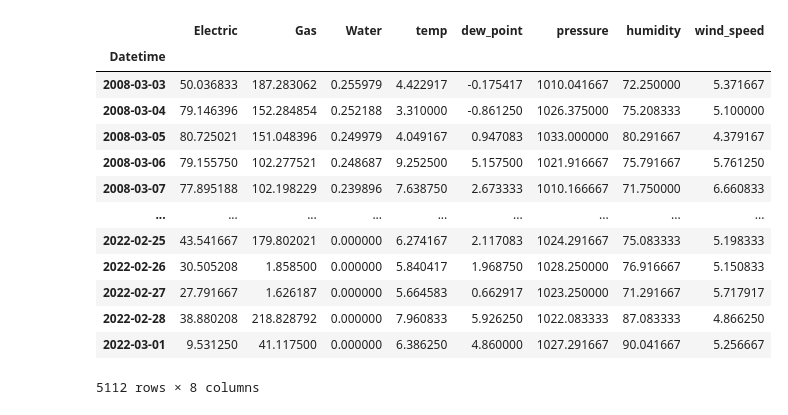
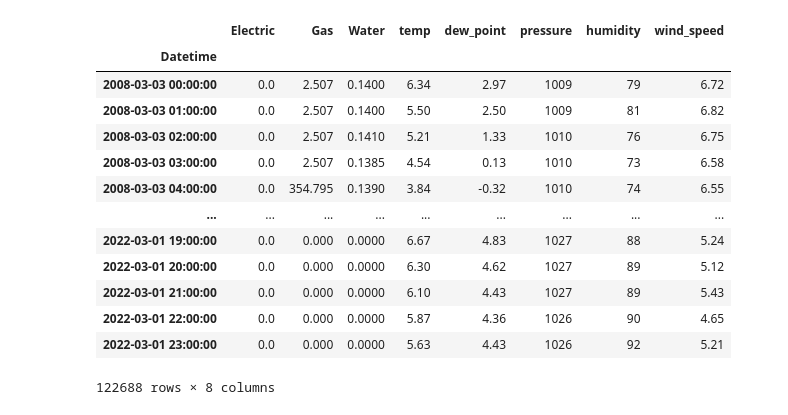
Before and after one commit to UsmanKolo/Master_Thesis, a Jupyter notebook: Notebooks/MultiVariate_LSTM.ipynb, the cells around one changed output. Saved outputs shown, nothing was run; the diff lists cells and outputs as text; code cells hidden in the pictures.

```diff
--- a/Notebooks/MultiVariate_LSTM.ipynb
+++ b/Notebooks/MultiVariate_LSTM.ipynb
@@ -13,24 +13,24 @@ from keras.callbacks import *
 from sklearn.metrics import *
 # %%
 # Importing Training Set
-df = pd.read_csv('C:\\Users\\moham\\OneDrive - De Montfort University\\Final Project\\Master_Thesis\\Dataset\\QBDaily.csv', index_col=0, parse_dates=True)
+df = pd.read_csv('C:\\Users\\moham\\OneDrive - De Montfort University\\Final Project\\Master_Thesis\\Dataset\\QBHourly.csv', index_col=0, parse_dates=True)
 
 df
 # %% [output]
 |  | Electric | Gas | Water | temp | dew_point | pressure | humidity | wind_speed |
 | Datetime |  |  |  |  |  |  |  |  |
-| 2008-03-03 | 50.036833 | 187.283062 | 0.255979 | 4.422917 | -0.175417 | 1010.041667 | 72.250000 | 5.371667 |
-| 2008-03-04 | 79.146396 | 152.284854 | 0.252188 | 3.310000 | -0.861250 | 1026.375000 | 75.208333 | 5.100000 |
-| 2008-03-05 | 80.725021 | 151.048396 | 0.249979 | 4.049167 | 0.947083 | 1033.000000 | 80.291667 | 4.379167 |
-| 2008-03-06 | 79.155750 | 102.277521 | 0.248687 | 9.252500 | 5.157500 | 1021.916667 | 75.791667 | 5.761250 |
-| 2008-03-07 | 77.895188 | 102.198229 | 0.239896 | 7.638750 | 2.673333 | 1010.166667 | 71.750000 | 6.660833 |
+| 2008-03-03 00:00:00 | 0.0 | 2.507 | 0.1400 | 6.34 | 2.97 | 1009 | 79 | 6.72 |
+| 2008-03-03 01:00:00 | 0.0 | 2.507 | 0.1400 | 5.50 | 2.50 | 1009 | 81 | 6.82 |
+| 2008-03-03 02:00:00 | 0.0 | 2.507 | 0.1410 | 5.21 | 1.33 | 1010 | 76 | 6.75 |
+| 2008-03-03 03:00:00 | 0.0 | 2.507 | 0.1385 | 4.54 | 0.13 | 1010 | 73 | 6.58 |
+| 2008-03-03 04:00:00 | 0.0 | 354.795 | 0.1390 | 3.84 | -0.32 | 1010 | 74 | 6.55 |
 | ... | ... | ... | ... | ... | ... | ... | ... | ... |
-| 2022-02-25 | 43.541667 | 179.802021 | 0.000000 | 6.274167 | 2.117083 | 1024.291667 | 75.083333 | 5.198333 |
-| 2022-02-26 | 30.505208 | 1.858500 | 0.000000 | 5.840417 | 1.968750 | 1028.250000 | 76.916667 | 5.150833 |
-| 2022-02-27 | 27.791667 | 1.626187 | 0.000000 | 5.664583 | 0.662917 | 1023.250000 | 71.291667 | 5.717917 |
-| 2022-02-28 | 38.880208 | 218.828792 | 0.000000 | 7.960833 | 5.926250 | 1022.083333 | 87.083333 | 4.866250 |
-| 2022-03-01 | 9.531250 | 41.117500 | 0.000000 | 6.386250 | 4.860000 | 1027.291667 | 90.041667 | 5.256667 |
+| 2022-03-01 19:00:00 | 0.0 | 0.000 | 0.0000 | 6.67 | 4.83 | 1027 | 88 | 5.24 |
+| 2022-03-01 20:00:00 | 0.0 | 0.000 | 0.0000 | 6.30 | 4.62 | 1027 | 89 | 5.12 |
+| 2022-03-01 21:00:00 | 0.0 | 0.000 | 0.0000 | 6.10 | 4.43 | 1027 | 89 | 5.43 |
+| 2022-03-01 22:00:00 | 0.0 | 0.000 | 0.0000 | 5.87 | 4.36 | 1026 | 90 | 4.65 |
+| 2022-03-01 23:00:00 | 0.0 | 0.000 | 0.0000 | 5.63 | 4.43 | 1026 | 92 | 5.21 |
-5112 rows × 8 columns
+122688 rows × 8 columns
 # %%
 # convert series to supervised learning
 def series_to_supervised(data, n_in=1, n_out=1, dropnan=True):
```
Also changed, not shown: parts of 2 cells of this notebook, 5 other files.
